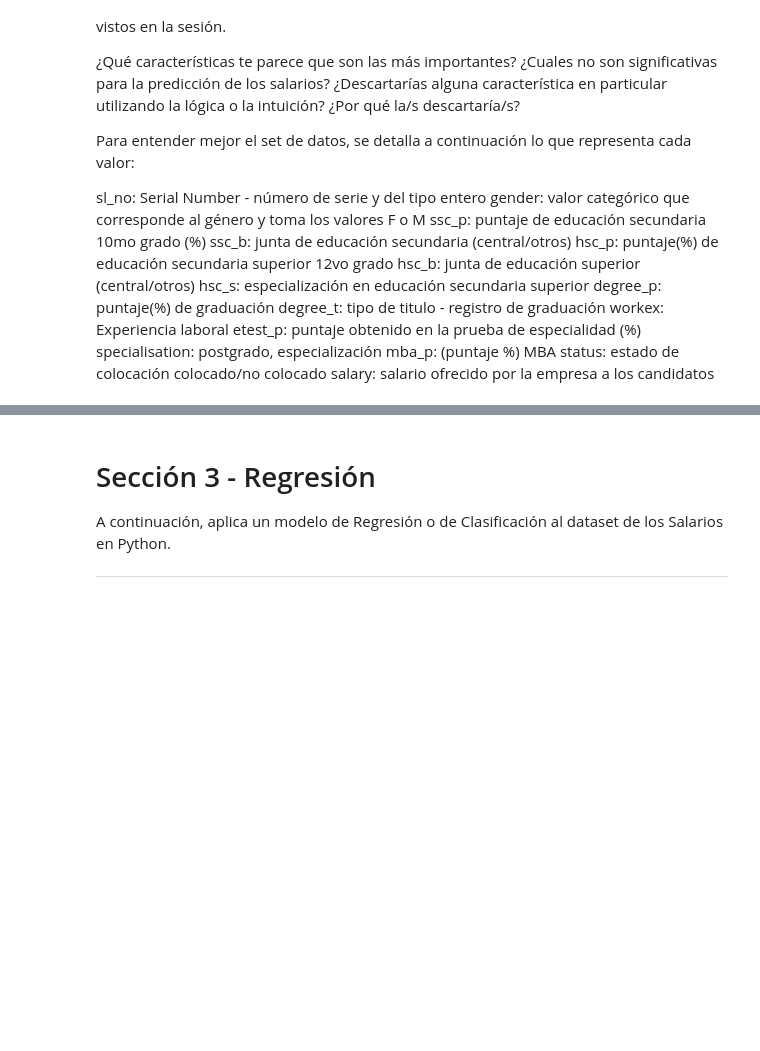
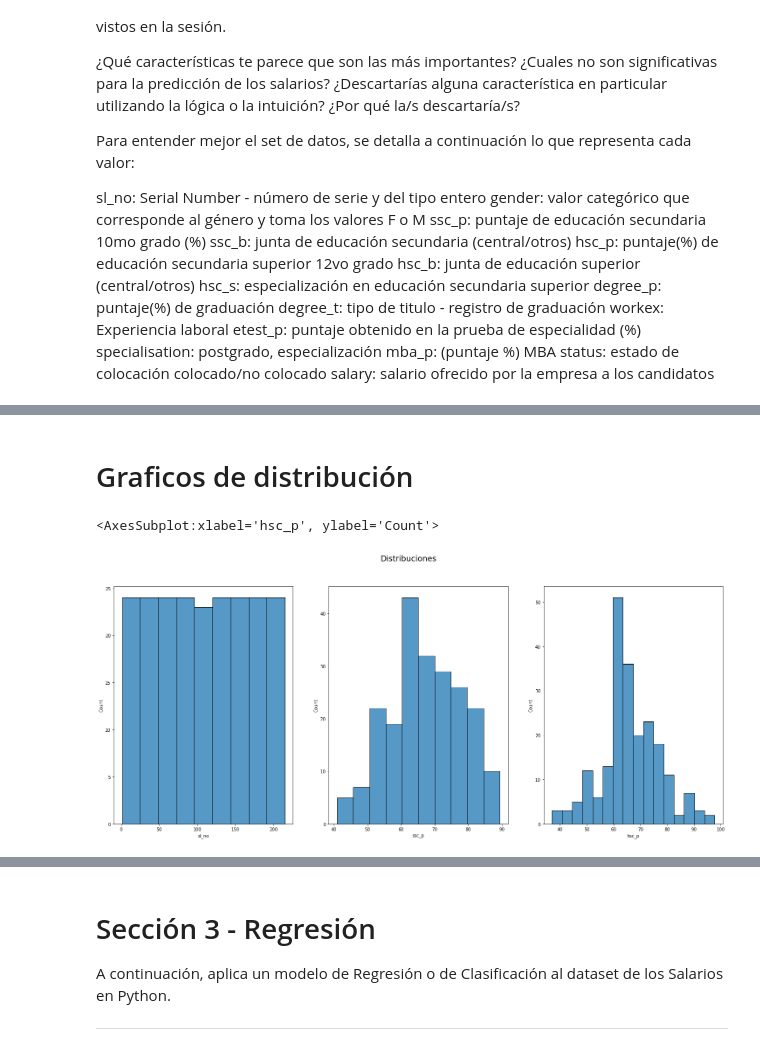
Before and after one commit to Jefer698/Solemne-I-Optativo-de-Especialidad-II, a Jupyter notebook: Solemne1_NombreApellido.ipynb, the cells around one changed output, grey strips where cells are left out. Cells and saved outputs as stored; diff of their text form; code cells hidden in the pictures; blank space fills up the shorter version.

```diff
--- a/Solemne1_NombreApellido.ipynb
+++ b/Solemne1_NombreApellido.ipynb
@@ -980,0 +1112,11 @@ data_frame.head()
+# %% [markdown]
+# Graficos de distribución
+# %%
+fig,ax = plt.subplots(1,3,figsize=(25,10))
+fig.suptitle("Distribuciones",fontsize=18)
+sns.histplot(data_frame['sl_no'],ax=ax[0],kde=False)
+sns.histplot(data_frame['ssc_p'],ax=ax[1],kde=False)
+sns.histplot(data_frame['hsc_p'],ax=ax[2],kde=False)
+# %% [output]
+<AxesSubplot:xlabel='hsc_p', ylabel='Count'>
+[figure, added]
```
Also changed, not shown: parts of 33 cells of this notebook.
